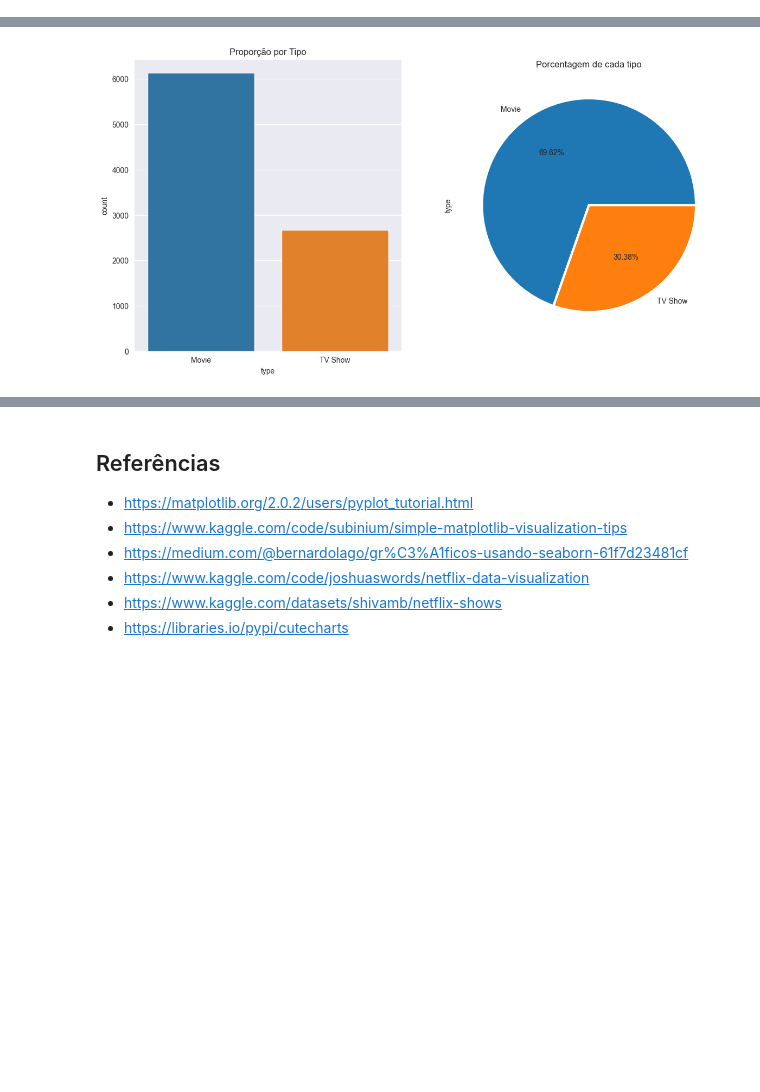
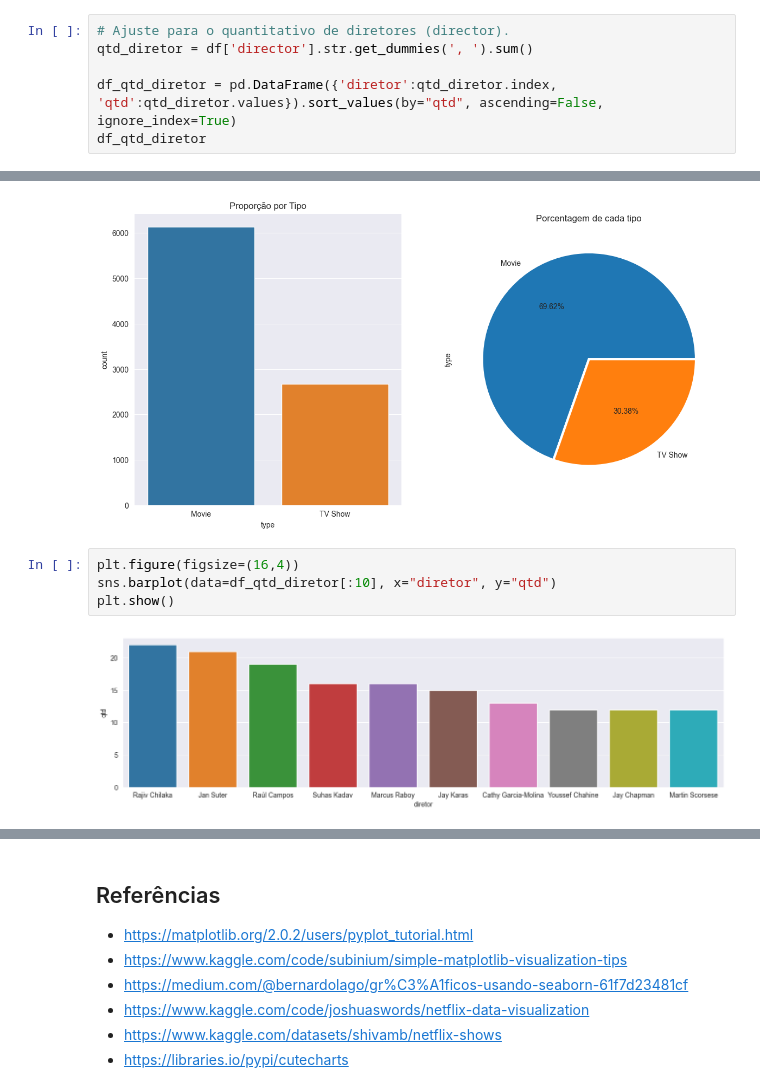
Before and after one commit to rafhaelom/analise-conteudo-netflix, a Jupyter notebook: analise_exploratoria_dados_conteudo_netflix.ipynb, the cells around one changed output, grey strips where cells are left out. Saved outputs shown, nothing was run; the diff lists cells and outputs as text; blank space fills up the shorter version.

Commit message:
:sparkles: add: novos ajustes na preparação dos dados.

```diff
--- a/analise_exploratoria_dados_conteudo_netflix.ipynb
+++ b/analise_exploratoria_dados_conteudo_netflix.ipynb
@@ -395,0 +343,6 @@ total_por_genero.sort_values(ascending=False).plot(kind='bar', figsize=(16, 6))
+# %%
+# Ajuste para o quantitativo de diretores (director).
+qtd_diretor = df['director'].str.get_dummies(', ').sum()
+
+df_qtd_diretor = pd.DataFrame({'diretor':qtd_diretor.index, 'qtd':qtd_diretor.values}).sort_values(by="qtd", ascending=False, ignore_index=True)
+df_qtd_diretor
@@ -408,3 +445,9 @@ axs[1].set_title("Porcentagem de cada tipo")
 plt.show()
 # %% [output]
 [figure]
+# %%
+plt.figure(figsize=(16,4))
+sns.barplot(data=df_qtd_diretor[:10], x="diretor", y="qtd")
+plt.show()
+# %% [output]
+[figure, added]
```
Also changed, not shown: parts of 16 cells of this notebook.
